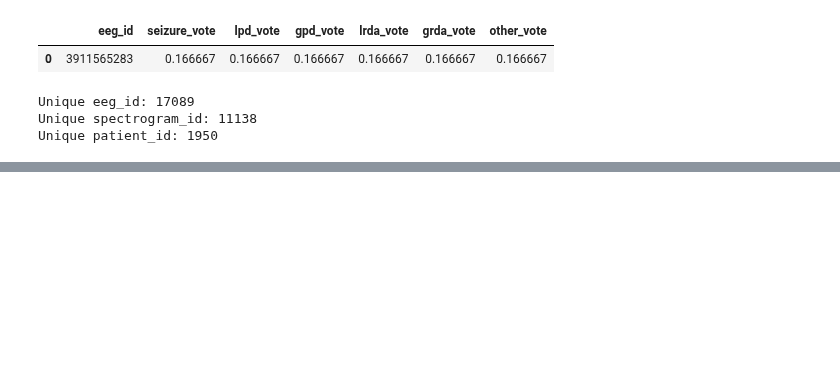
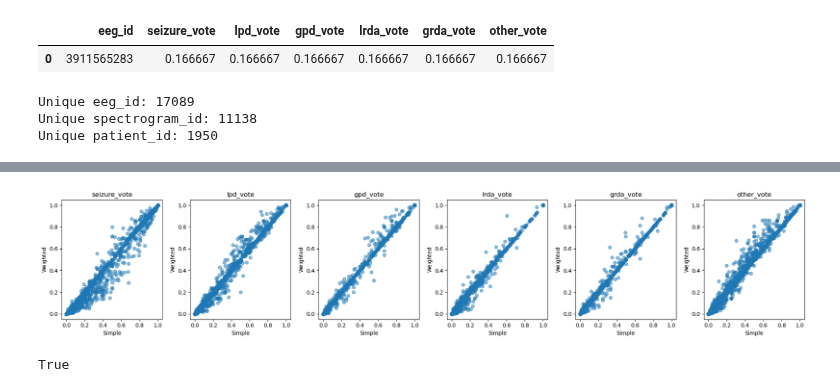
Before and after one commit to AzimuthLI/kaggle_hms, a Jupyter notebook: notebooks/EDA.ipynb, the cells around one changed output, grey strips where cells are left out. Cells and saved outputs as stored; diff of their text form; code cells hidden in the pictures; blank space fills up the shorter version.

Commit message:
add weighted non_overlap, augmentations

```diff
--- a/notebooks/EDA.ipynb
+++ b/notebooks/EDA.ipynb
@@ -21,6 +21,9 @@ test_dtypes={
 train_df = pd.read_csv('../inputs/hms-harmful-brain-activity-classification/train.csv', dtype=test_dtypes)
 display(train_df.head(10))
 
+targets = train_df.columns[-6:]
+print(targets)
+
 submission_df = pd.read_csv('../inputs/hms-harmful-brain-activity-classification/sample_submission.csv')
 display(submission_df.head())
 # %% [output]
@@ -47,0 +136,4 @@ Unique patient_id: 1950
+# %%
+df_train_simple = get_non_overlap(train_df, targets, calc_method='simple')
+
+df_train_simple.head()
@@ -47,0 +147,4 @@ Unique patient_id: 1950
+# %%
+df_train = get_non_overlap(train_df, targets, calc_method='weighted')
+
+df_train.head()
@@ -48,3 +158,23 @@ Unique patient_id: 1950
+# %%
+fig, ax = plt.subplots(1, len(targets), figsize=(20, 4))
+for i, tgt in enumerate(targets):
+    ax[i].scatter(df_train_simple[tgt], df_train[tgt], alpha=0.5)
+    ax[i].set_title(tgt)
+    ax[i].set_xlabel('Simple')
+    ax[i].set_ylabel('Weighted')
+
+fig.tight_layout()
+plt.show()
+# %% [output]
+[figure, added]
+# %%
+td = train_df.iloc[0:10]
+
+sum_to_one = td[targets].div(td[targets].sum(axis=1), axis=0).sum(axis=1)
+
+(sum_to_one == 1.0).all()
+# %% [output]
+True
 # %%
 vote_cols = ['seizure_vote', 'lpd_vote', 'gpd_vote', 'lrda_vote', 'grda_vote', 'other_vote']
 train_df['total_voters'] = train_df[vote_cols].sum(axis=1)
```
Also changed, not shown: parts of 16 cells of this notebook, 6 other files.
